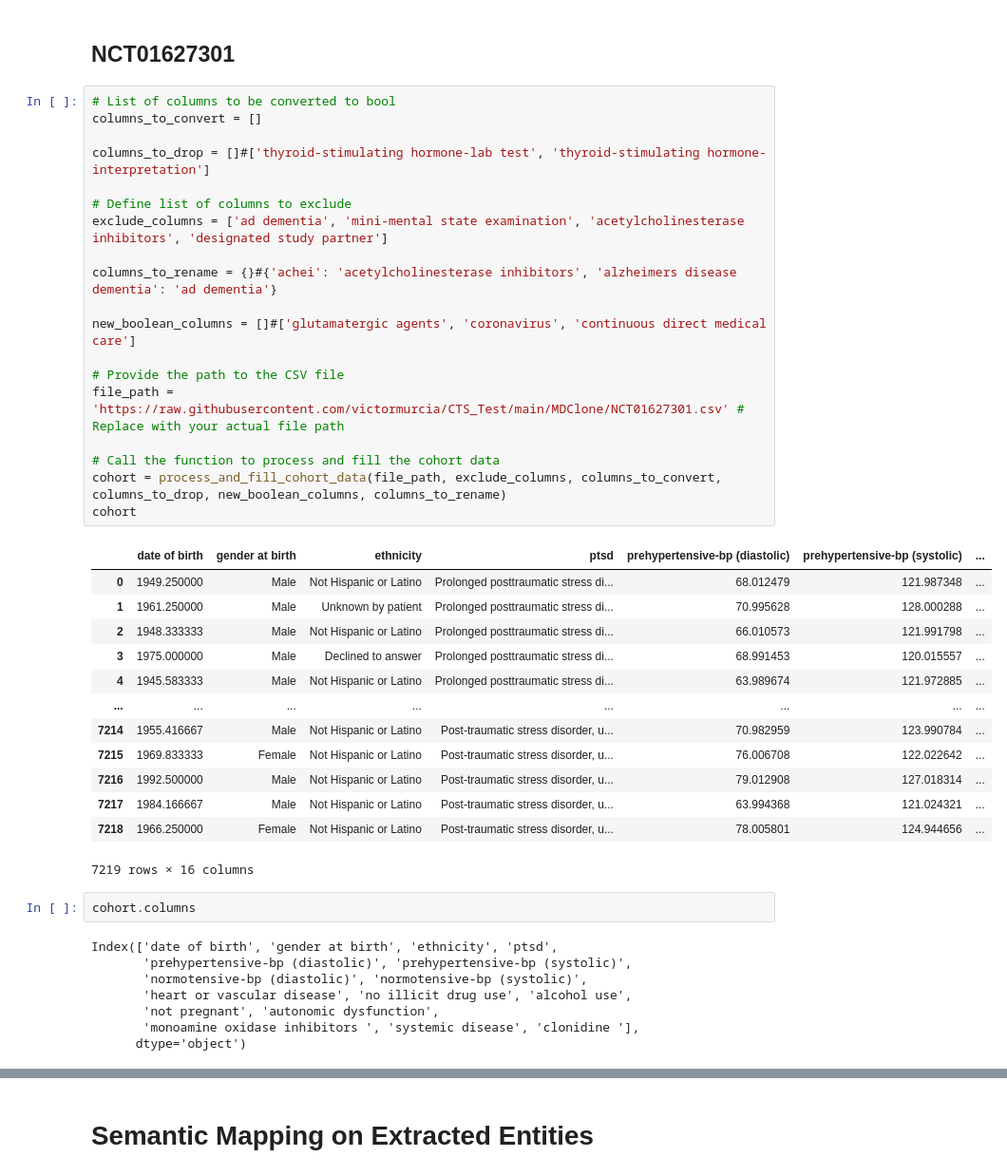
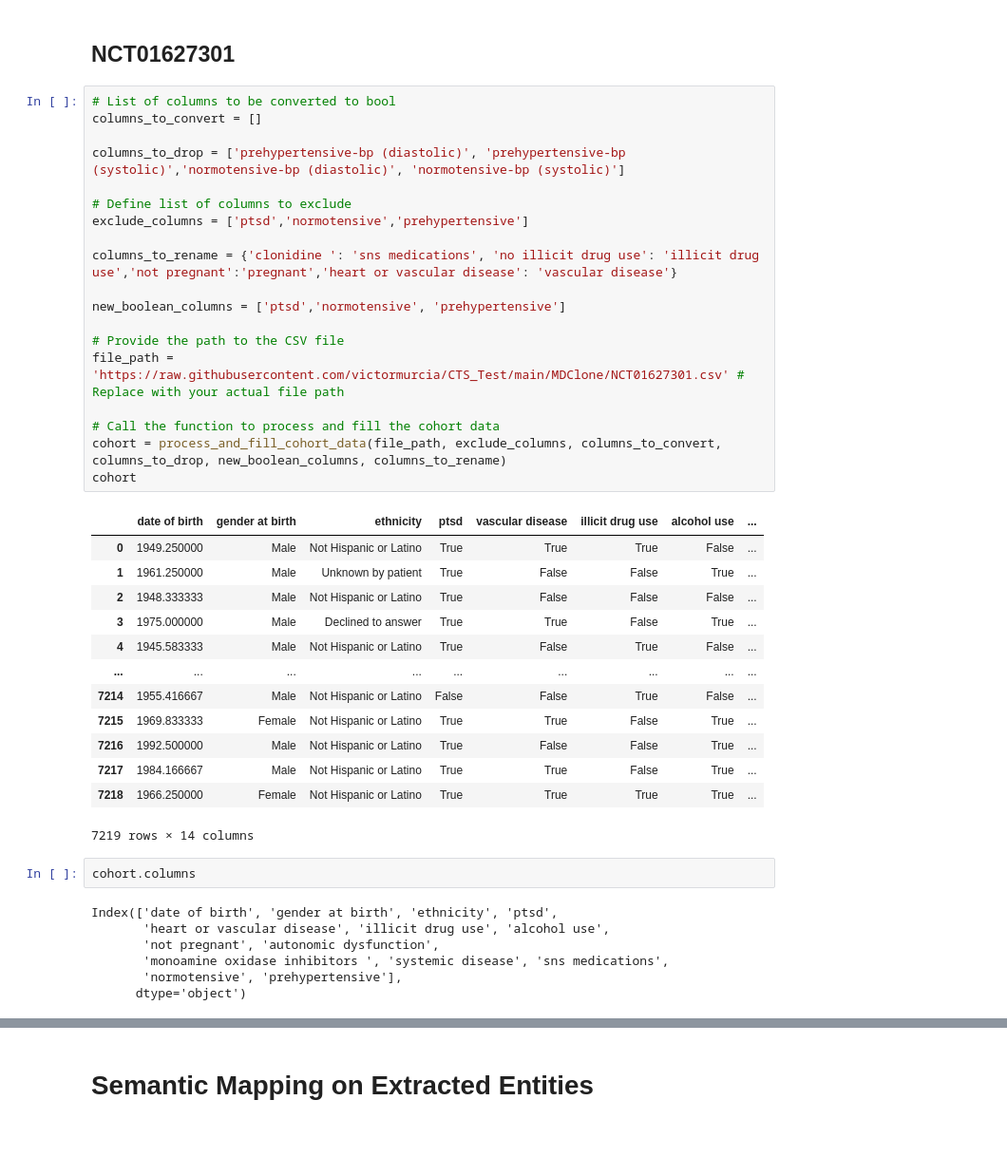
Before and after one commit to victormurcia/CTS_Test, a Jupyter notebook: CTS_Synthetic_Data_Full_Routineipynb.ipynb, the cells around one changed output, grey strips where cells are left out. Shown at 95% size. Saved outputs shown, nothing was run; the diff lists cells and outputs as text; blank space fills up the shorter version.

```diff
--- a/CTS_Synthetic_Data_Full_Routineipynb.ipynb
+++ b/CTS_Synthetic_Data_Full_Routineipynb.ipynb
@@ -635,44 +642,43 @@ exclusion_df
 # %%
 # List of columns to be converted to bool
 columns_to_convert = []
 
-columns_to_drop = []#['thyroid-stimulating hormone-lab test', 'thyroid-stimulating hormone-interpretation']
+columns_to_drop = ['prehypertensive-bp (diastolic)', 'prehypertensive-bp (systolic)','normotensive-bp (diastolic)', 'normotensive-bp (systolic)']
 
 # Define list of columns to exclude
-exclude_columns = ['ad dementia', 'mini-mental state examination', 'acetylcholinesterase inhibitors', 'designated study partner']
+exclude_columns = ['ptsd','normotensive','prehypertensive']
 
-columns_to_rename = {}#{'achei': 'acetylcholinesterase inhibitors', 'alzheimers disease dementia': 'ad dementia'}
+columns_to_rename = {'clonidine ': 'sns medications', 'no illicit drug use': 'illicit drug use','not pregnant':'pregnant','heart or vascular disease': 'vascular disease'}
 
-new_boolean_columns = []#['glutamatergic agents', 'coronavirus', 'continuous direct medical care']
+new_boolean_columns = ['ptsd','normotensive', 'prehypertensive']
 
 # Provide the path to the CSV file
 file_path = 'https://raw.githubusercontent.com/victormurcia/CTS_Test/main/MDClone/NCT01627301.csv' # Replace with your actual file path
 
 # Call the function to process and fill the cohort data
 cohort = process_and_fill_cohort_data(file_path, exclude_columns, columns_to_convert, columns_to_drop, new_boolean_columns, columns_to_rename)
 cohort
 # %% [output]
-|  | date of birth | gender at birth | ethnicity | ptsd | prehypertensive-bp (diastolic) | prehypertensive-bp (systolic) | ... |
-| 0 | 1949.250000 | Male | Not Hispanic or Latino | Prolonged posttraumatic stress di... | 68.012479 | 121.987348 | ... |
-| 1 | 1961.250000 | Male | Unknown by patient | Prolonged posttraumatic stress di... | 70.995628 | 128.000288 | ... |
-| 2 | 1948.333333 | Male | Not Hispanic or Latino | Prolonged posttraumatic stress di... | 66.010573 | 121.991798 | ... |
-| 3 | 1975.000000 | Male | Declined to answer | Prolonged posttraumatic stress di... | 68.991453 | 120.015557 | ... |
-| 4 | 1945.583333 | Male | Not Hispanic or Latino | Prolonged posttraumatic stress di... | 63.989674 | 121.972885 | ... |
-| ... | ... | ... | ... | ... | ... | ... | ... |
-| 7214 | 1955.416667 | Male | Not Hispanic or Latino | Post-traumatic stress disorder, u... | 70.982959 | 123.990784 | ... |
-| 7215 | 1969.833333 | Female | Not Hispanic or Latino | Post-traumatic stress disorder, u... | 76.006708 | 122.022642 | ... |
-| 7216 | 1992.500000 | Male | Not Hispanic or Latino | Post-traumatic stress disorder, u... | 79.012908 | 127.018314 | ... |
-| 7217 | 1984.166667 | Male | Not Hispanic or Latino | Post-traumatic stress disorder, u... | 63.994368 | 121.024321 | ... |
-| 7218 | 1966.250000 | Female | Not Hispanic or Latino | Post-traumatic stress disorder, u... | 78.005801 | 124.944656 | ... |
+|  | date of birth | gender at birth | ethnicity | ptsd | vascular disease | illicit drug use | alcohol use | ... |
+| 0 | 1949.250000 | Male | Not Hispanic or Latino | True | True | True | False | ... |
+| 1 | 1961.250000 | Male | Unknown by patient | True | False | False | True | ... |
+| 2 | 1948.333333 | Male | Not Hispanic or Latino | True | False | False | False | ... |
+| 3 | 1975.000000 | Male | Declined to answer | True | True | False | True | ... |
+| 4 | 1945.583333 | Male | Not Hispanic or Latino | True | False | True | False | ... |
+| ... | ... | ... | ... | ... | ... | ... | ... | ... |
+| 7214 | 1955.416667 | Male | Not Hispanic or Latino | False | False | True | False | ... |
+| 7215 | 1969.833333 | Female | Not Hispanic or Latino | True | True | False | True | ... |
+| 7216 | 1992.500000 | Male | Not Hispanic or Latino | True | False | False | True | ... |
+| 7217 | 1984.166667 | Male | Not Hispanic or Latino | True | True | False | True | ... |
+| 7218 | 1966.250000 | Female | Not Hispanic or Latino | True | True | True | True | ... |
-7219 rows × 16 columns
+7219 rows × 14 columns
 # %%
 cohort.columns
 # %% [output]
 Index(['date of birth', 'gender at birth', 'ethnicity', 'ptsd',
-       'prehypertensive-bp (diastolic)', 'prehypertensive-bp (systolic)',
-       'normotensive-bp (diastolic)', 'normotensive-bp (systolic)',
-       'heart or vascular disease', 'no illicit drug use', 'alcohol use',
+       'heart or vascular disease', 'illicit drug use', 'alcohol use',
        'not pregnant', 'autonomic dysfunction',
-       'monoamine oxidase inhibitors ', 'systemic disease', 'clonidine '],
+       'monoamine oxidase inhibitors ', 'systemic disease', 'sns medications',
+       'normotensive', 'prehypertensive'],
       dtype='object')
 # %%
```
Also changed, not shown: parts of 21 cells of this notebook.
